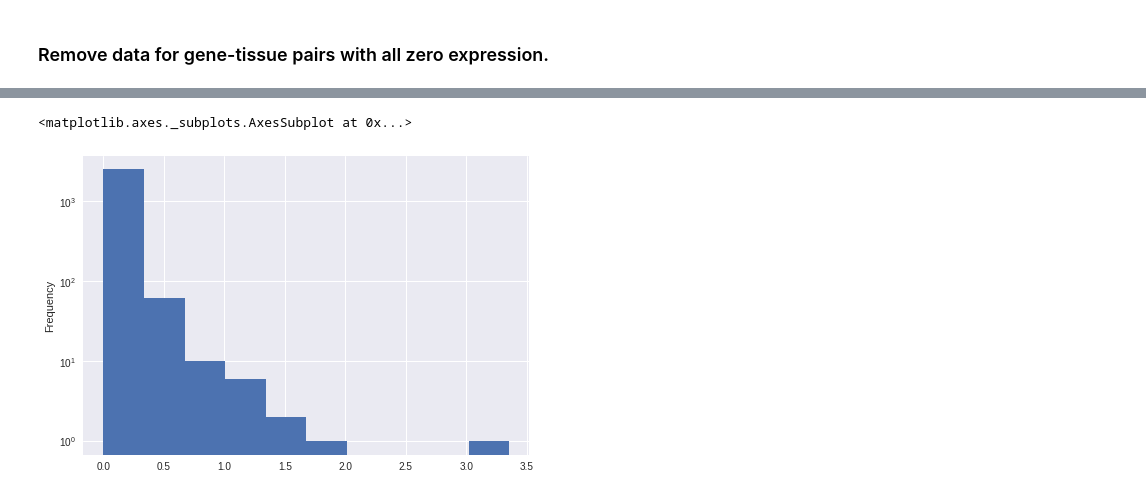
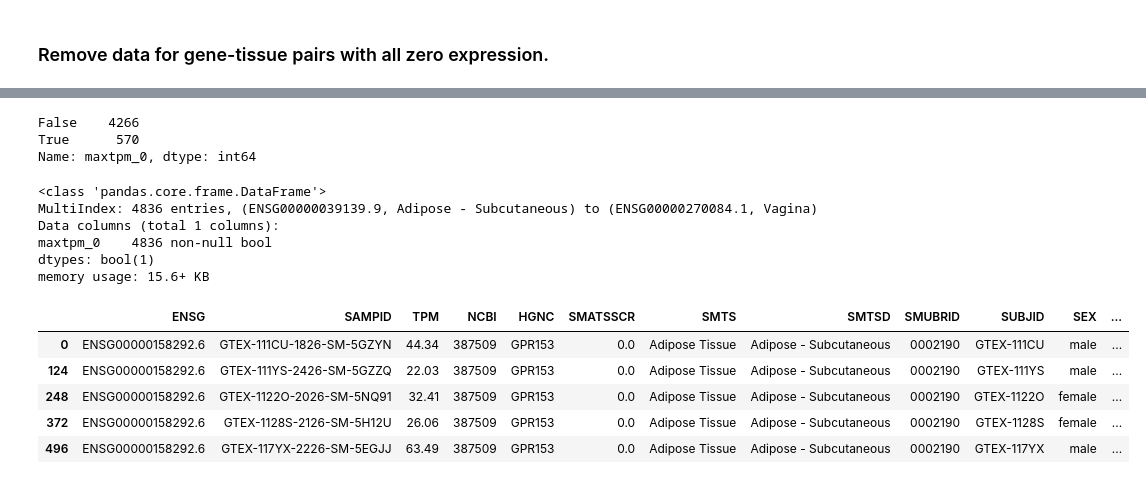
Before and after one commit to unmtransinfo/Exfiles, a Jupyter notebook: python/gtex_rnaseq_prep.ipynb, the cells around one changed output, grey strips where cells are left out. Drawn from its saved outputs; the diff is of its cells as text; code cells hidden in the pictures.

```diff
--- a/python/gtex_rnaseq_prep.ipynb
+++ b/python/gtex_rnaseq_prep.ipynb
@@ -298,8 +336,2 @@ rnaseq.head()
 # %% [markdown]
 ### Remove data for gene-tissue pairs with all zero expression.
-# %%
-max_tpm_0 = (rnaseq[['ENSG', 'SMTSD', 'TPM']].groupby(by=['ENSG','SMTSD'], as_index=True).max() == 0).rename(columns={'TPM':'max_tpm_0'})
-print(max_tpm_0.max_tpm_0.value_counts())
-rnaseq = pandas.merge(rnaseq, max_tpm_0, left_on=['ENSG', 'SMTSD'], right_index=True)
-rnaseq = rnaseq[~rnaseq['max_tpm_0']]
-rnaseq.drop(columns=['max_tpm_0'], inplace=True)
@@ -312,6 +337,0 @@ Name: max_tpm_0, dtype: int64
-# %%
-sex_count = (rnaseq[['ENSG', 'SMTSD', 'SEX']].groupby(by=['ENSG','SMTSD'], as_index=True).nunique()).rename(columns={'SEX':'sex_count'})
-print(sex_count.sex_count.value_counts())
-rnaseq = pandas.merge(rnaseq, sex_count, left_on=['ENSG', 'SMTSD'], right_index=True)
-rnaseq = rnaseq[rnaseq['sex_count'] == 2]
-rnaseq.drop(columns=['sex_count'], inplace=True)
@@ -580,5 +338,26 @@ rnaseq_level.head()
-# %%
-rnaseq_level.log2foldchange.plot(kind='hist', logy=True)
-# %% [output]
-<matplotlib.axes._subplots.AxesSubplot at 0x...>
-[figure, removed]
+# %%
+maxtpm_0 = (rnaseq[['ENSG', 'SMTSD', 'TPM']].groupby(by=['ENSG','SMTSD'], as_index=True).max() == 0).rename(columns={'TPM':'maxtpm_0'})
+print(maxtpm_0.maxtpm_0.value_counts(dropna=False))
+# %% [output]
+False    4266
+True      570
+Name: maxtpm_0, dtype: int64
+# %%
+maxtpm_0.info()
+# %% [output]
+<class 'pandas.core.frame.DataFrame'>
+MultiIndex: 4836 entries, (ENSG00000039139.9, Adipose - Subcutaneous) to (ENSG00000270084.1, Vagina)
+Data columns (total 1 columns):
+maxtpm_0    4836 non-null bool
+dtypes: bool(1)
+memory usage: 15.6+ KB
+# %%
+rnaseq = pandas.merge(rnaseq, maxtpm_0, left_on=['ENSG', 'SMTSD'], right_index=True)
+rnaseq.head()
+# %% [output]
+|  | ENSG | SAMPID | TPM | NCBI | HGNC | SMATSSCR | SMTS | SMTSD | SMUBRID | SUBJID | SEX | ... |
+| 0 | ENSG00000158292.6 | GTEX-111CU-1826-SM-5GZYN | 44.34 | 387509 | GPR153 | 0.0 | Adipose Tissue | Adipose - Subcutaneous | 0002190 | GTEX-111CU | male | ... |
+| 124 | ENSG00000158292.6 | GTEX-111YS-2426-SM-5GZZQ | 22.03 | 387509 | GPR153 | 0.0 | Adipose Tissue | Adipose - Subcutaneous | 0002190 | GTEX-111YS | male | ... |
+| 248 | ENSG00000158292.6 | GTEX-1122O-2026-SM-5NQ91 | 32.41 | 387509 | GPR153 | 0.0 | Adipose Tissue | Adipose - Subcutaneous | 0002190 | GTEX-1122O | female | ... |
+| 372 | ENSG00000158292.6 | GTEX-1128S-2126-SM-5H12U | 26.06 | 387509 | GPR153 | 0.0 | Adipose Tissue | Adipose - Subcutaneous | 0002190 | GTEX-1128S | female | ... |
+| 496 | ENSG00000158292.6 | GTEX-117YX-2226-SM-5EGJJ | 63.49 | 387509 | GPR153 | 0.0 | Adipose Tissue | Adipose - Subcutaneous | 0002190 | GTEX-117YX | male | ... |
```
Also changed, not shown: parts of 94 cells of this notebook, 1 other file.
